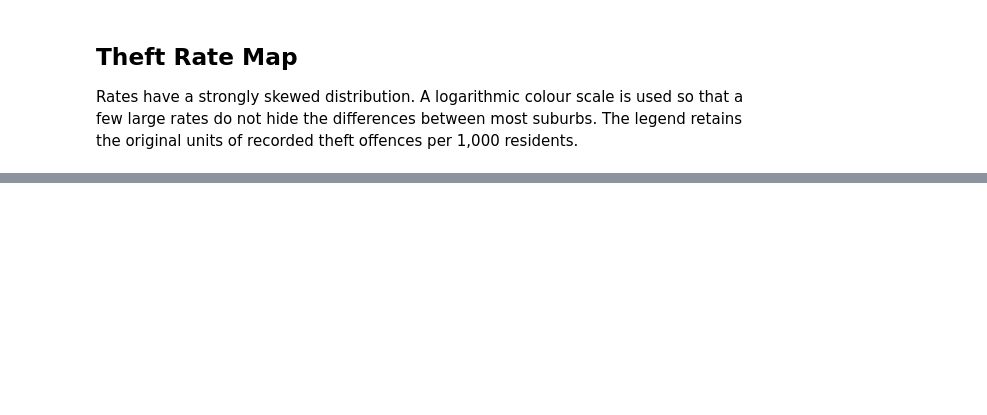
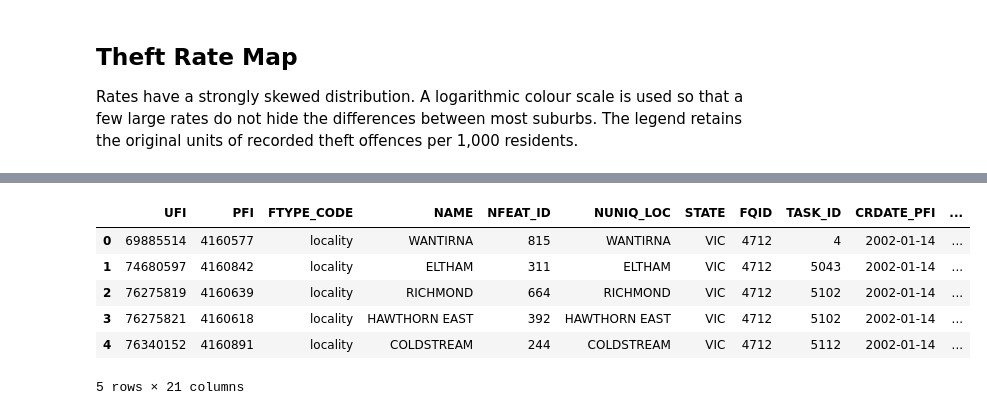
Before and after one commit to University-of-Tasmania-GPSS/AT3_Group10_2026, a Jupyter notebook: AT3.ipynb, the cells around one changed output, grey strips where cells are left out. Cells and saved outputs as stored; diff of their text form; code cells hidden in the pictures; blank space fills up the shorter version.

```diff
--- a/AT3.ipynb
+++ b/AT3.ipynb
@@ -400,0 +529,23 @@ results_summary.to_csv("outputs/summary.csv", index=False)
+# %%
+income_file = next(Path("Data").rglob("2021Census_G02_VIC_SAL.csv"))
+income = pd.read_csv(
+    income_file, usecols=["SAL_CODE_2021", "Median_tot_hhd_inc_weekly"]
+)
+income.columns = ["SAL_CODE", "MEDIAN_INCOME"]
+
+crime_gdf = crime_gdf.merge(
+    income, on="SAL_CODE", how="left"
+)
+income_gdf = crime_gdf[
+    crime_gdf["MEDIAN_INCOME"].notna() & (crime_gdf["MEDIAN_INCOME"] > 0)
+].copy()
+
+income_gdf.head()
+# %% [output]
+|  | UFI | PFI | FTYPE_CODE | NAME | NFEAT_ID | NUNIQ_LOC | STATE | FQID | TASK_ID | CRDATE_PFI | ... |
+| 0 | 69885514 | 4160577 | locality | WANTIRNA | 815 | WANTIRNA | VIC | 4712 | 4 | 2002-01-14 | ... |
+| 1 | 74680597 | 4160842 | locality | ELTHAM | 311 | ELTHAM | VIC | 4712 | 5043 | 2002-01-14 | ... |
+| 2 | 76275819 | 4160639 | locality | RICHMOND | 664 | RICHMOND | VIC | 4712 | 5102 | 2002-01-14 | ... |
+| 3 | 76275821 | 4160618 | locality | HAWTHORN EAST | 392 | HAWTHORN EAST | VIC | 4712 | 5102 | 2002-01-14 | ... |
+| 4 | 76340152 | 4160891 | locality | COLDSTREAM | 244 | COLDSTREAM | VIC | 4712 | 5112 | 2002-01-14 | ... |
+5 rows × 21 columns
```
Also changed, not shown: parts of 36 cells of this notebook.
